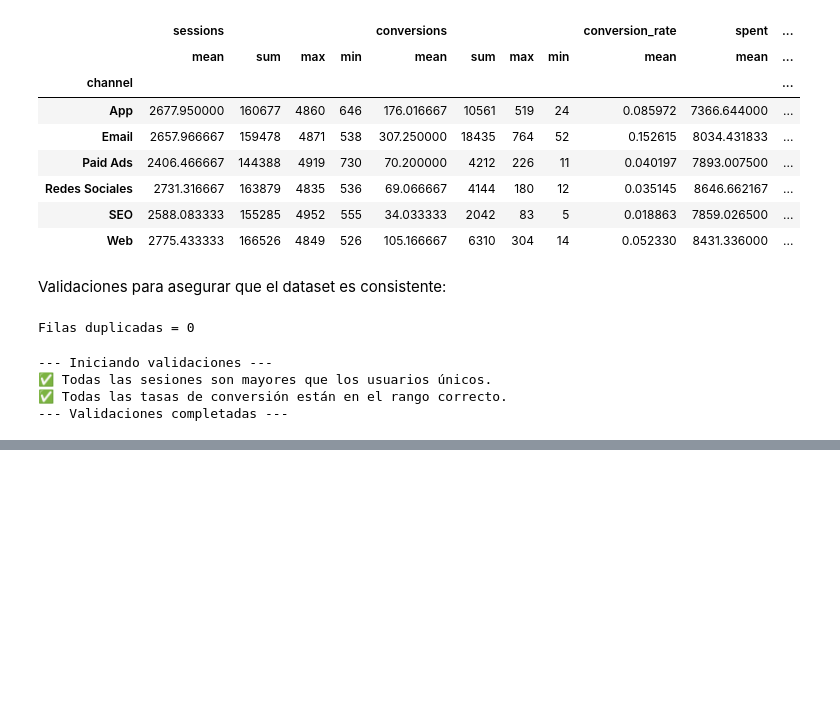
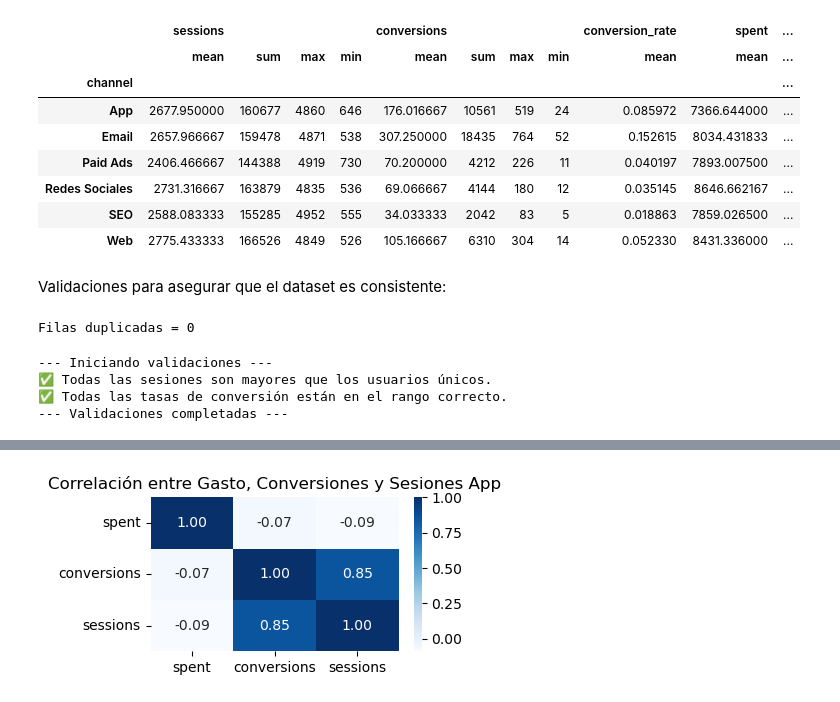
Before and after one commit to Iara-AC/caso-practico-Arkana, a Jupyter notebook: EDA_dados.ipynb, the cells around one changed output, grey strips where cells are left out. Cells and saved outputs as stored; diff of their text form; code cells hidden in the pictures; blank space fills up the shorter version.

```diff
--- a/EDA_dados.ipynb
+++ b/EDA_dados.ipynb
@@ -236,0 +287,4 @@ run_validations(df)
+# %%
+plot_correlation_chart(df,'App')
+# %% [output]
+[figure, added]
```
Also changed, not shown: parts of 3 cells of this notebook, 1 other file.
